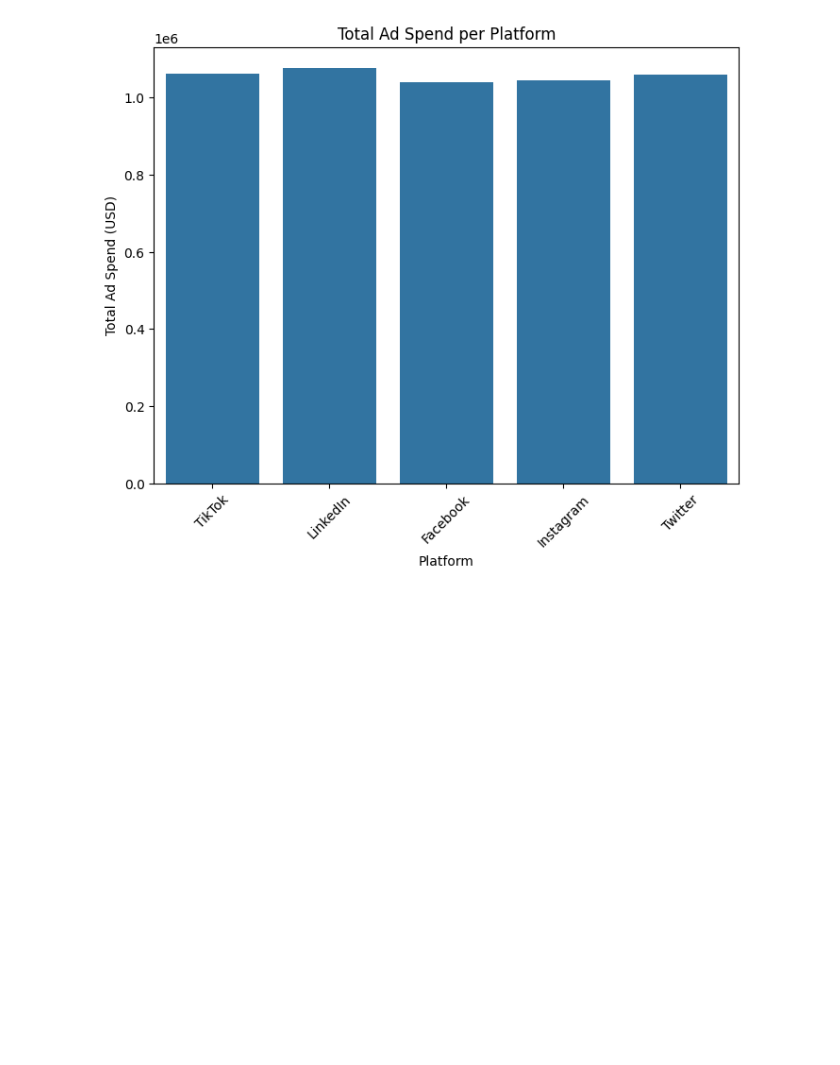
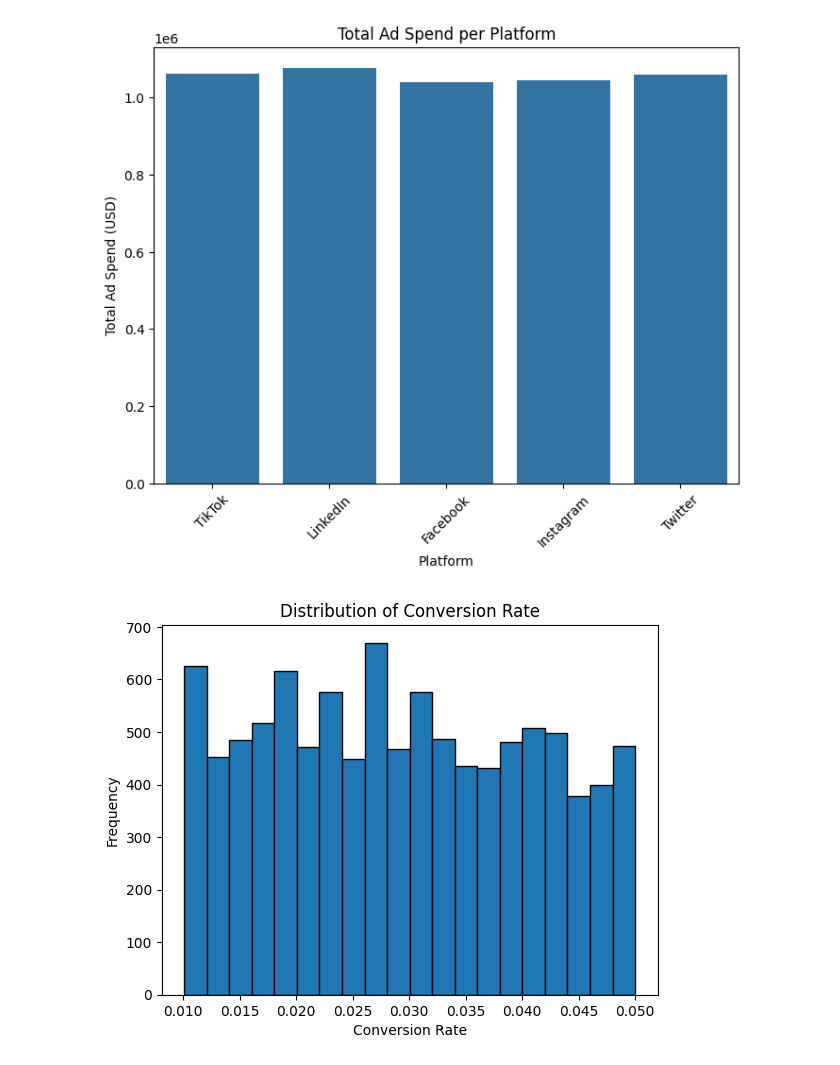
Before and after one commit to Aman-Darrell/Data-Science, a Jupyter notebook: Social Media Engagement.ipynb, the cells around one changed output. Drawn from its saved outputs; the diff is of its cells as text; code cells hidden in the pictures; blank space fills up the shorter version.

```diff
--- a/Social Media Engagement.ipynb
+++ b/Social Media Engagement.ipynb
@@ -65,15 +72,15 @@ dtype: int64
 # %%
-# List of numerical columns
-num_col = ['Follower Count', 'Posts Per Week', 'Engagement Rate',
-           'Ad Spend (USD)', 'Conversion Rate', 'Campaign Reach']
+df.drop(columns=['Account ID' , 'Username'], inplace=True)
 
-# Set up the figure and subplots
+num_col = df.select_dtypes(include=["int64", "float64"]).columns.tolist()
+cat_col = df.select_dtypes(include=["object"]).columns.tolist()
+
 plt.figure(figsize=(12, 8))
 for i, col in enumerate(num_col, 1):
-    plt.subplot(2, 3, i)  # Creating a 2-row, 3-column subplot layout
+    plt.subplot(2, 3, i)
     sns.boxplot(y=df[col])
     plt.title(f'Boxplot of {col}')
-    plt.tight_layout()  # Adjusts spacing between subplots
+    plt.tight_layout()
 
 plt.show()
 # %% [output]
@@ -127,3 +134,11 @@ plt.xticks(rotation=45)  # Rotate x-axis labels for better visibility
 plt.show()
 # %% [output]
 [figure]
+# %%
+plt.hist(df['Conversion Rate'], bins=20, edgecolor='black')
+plt.xlabel('Conversion Rate')
+plt.ylabel('Frequency')
+plt.title('Distribution of Conversion Rate')
+plt.show()
+# %% [output]
+[figure, added]
```
Also changed, not shown: parts of 40 cells of this notebook.
